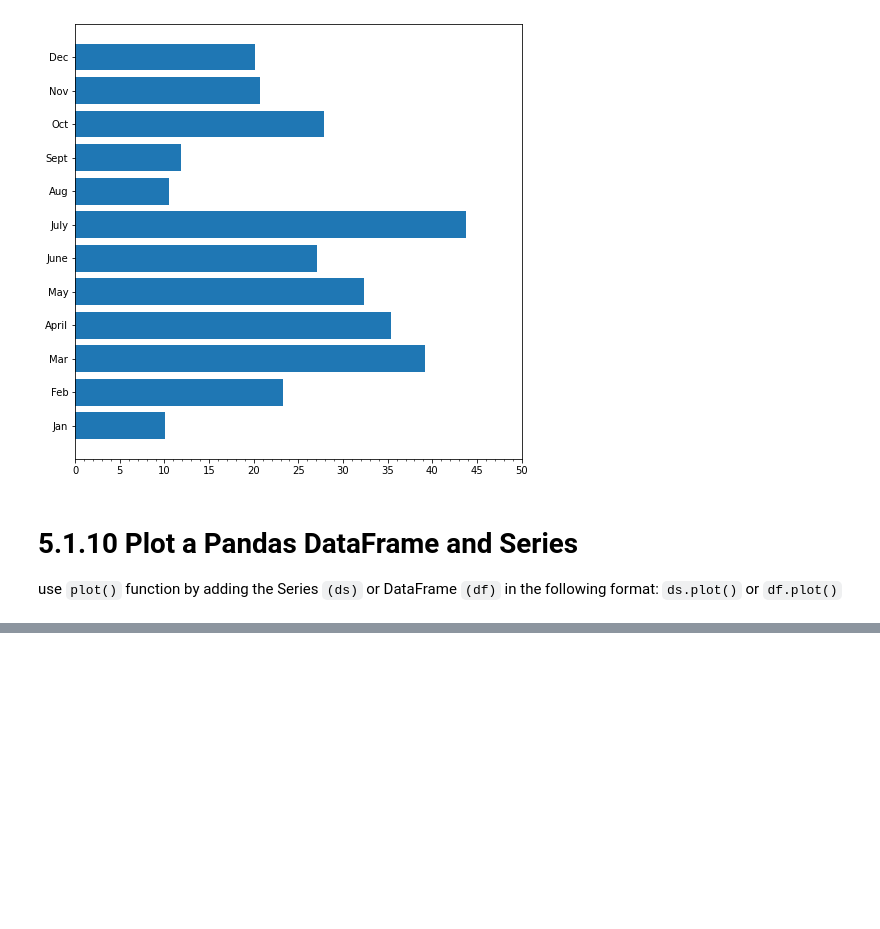
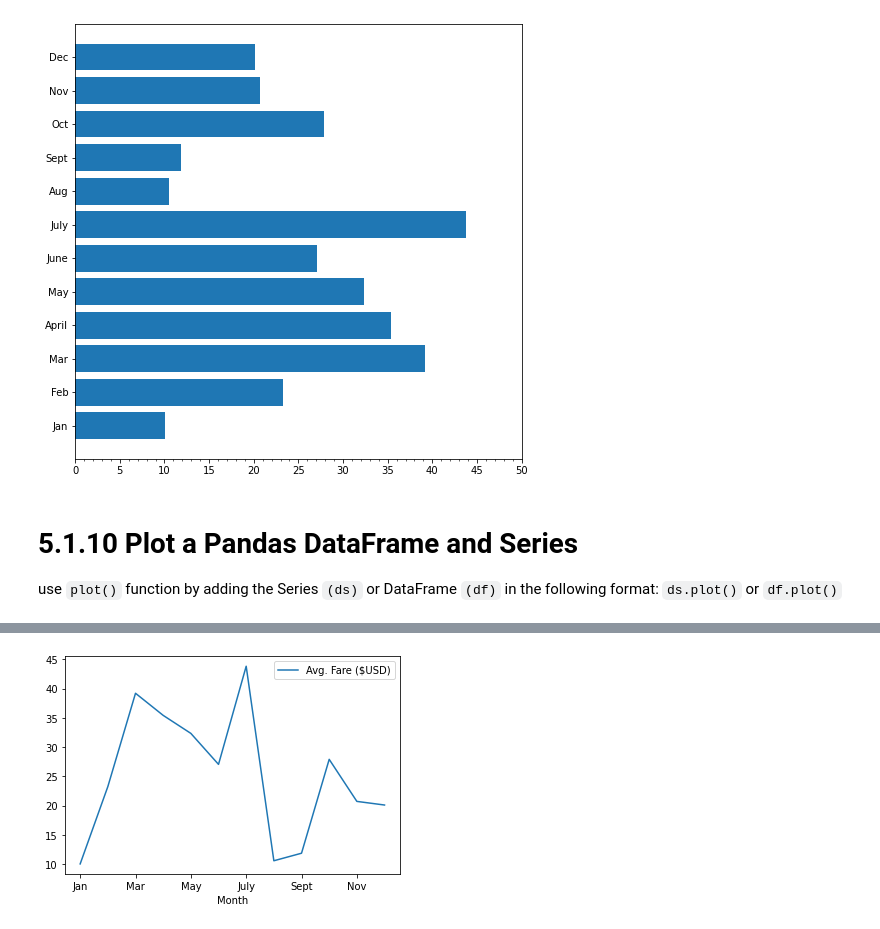
Before and after one commit to christybell/PyBer_Analysis, a Jupyter notebook: matplotlib_practice.ipynb, the cells around one changed output, grey strips where cells are left out. Cells and saved outputs as stored; diff of their text form; code cells hidden in the pictures; blank space fills up the shorter version.

Commit message:
added data sources and PyBer file

```diff
--- a/matplotlib_practice.ipynb
+++ b/matplotlib_practice.ipynb
@@ -433,3 +433,12 @@ plt.show()
 # %% [markdown]
 # 5.1.10 Plot a Pandas DataFrame and Series
 use `plot()` function by adding the Series `(ds)` or DataFrame `(df)` in the following format: `ds.plot()` or `df.plot()`
+# %%
+%matplotlib inline
+# Dependencies
+import matplotlib.pyplot as plt
+import numpy as np
+import pandas as pd
+# Load in csv
+pyber_ride_df = pd.read_csv("Resources/PyBer_ride_data.csv")
+pyber_ride_df
@@ -435,0 +459,5 @@ use `plot()` function by adding the Series `(ds)` or DataFrame `(df)` in the fol
+# %%
+pyber_ride_df.plot(x="Month", y="Avg. Fare ($USD)")
+plt.show()
+# %% [output]
+[figure, added]
```
Also changed, not shown: parts of 5 cells of this notebook, 4 other files.
